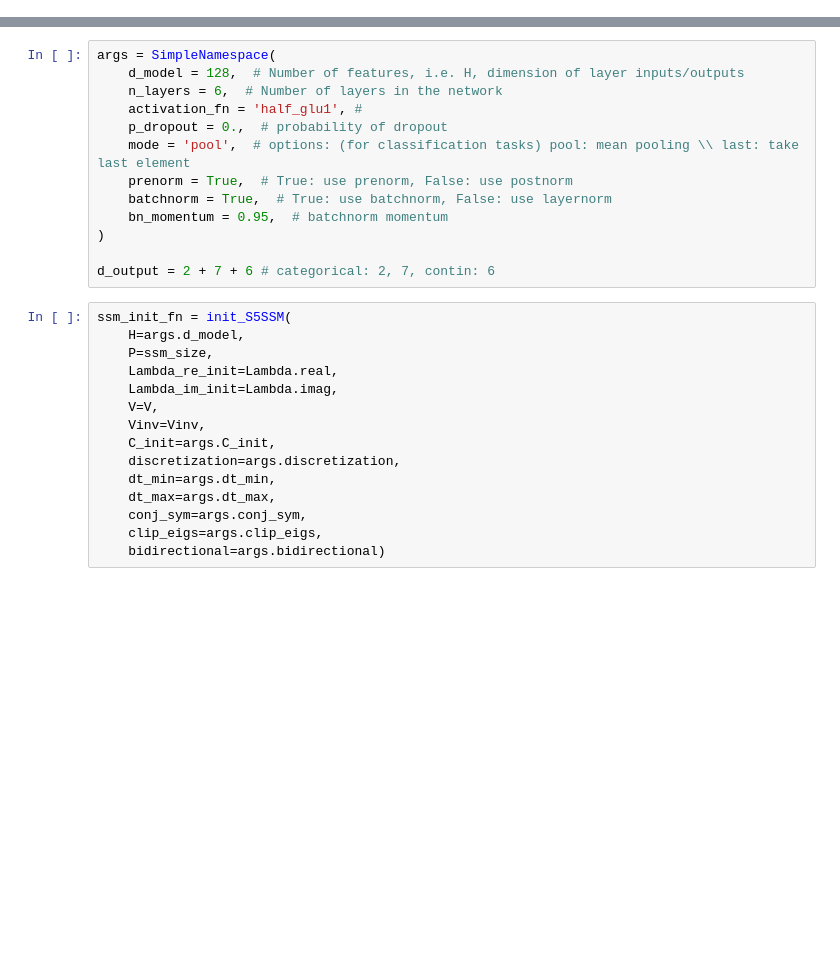
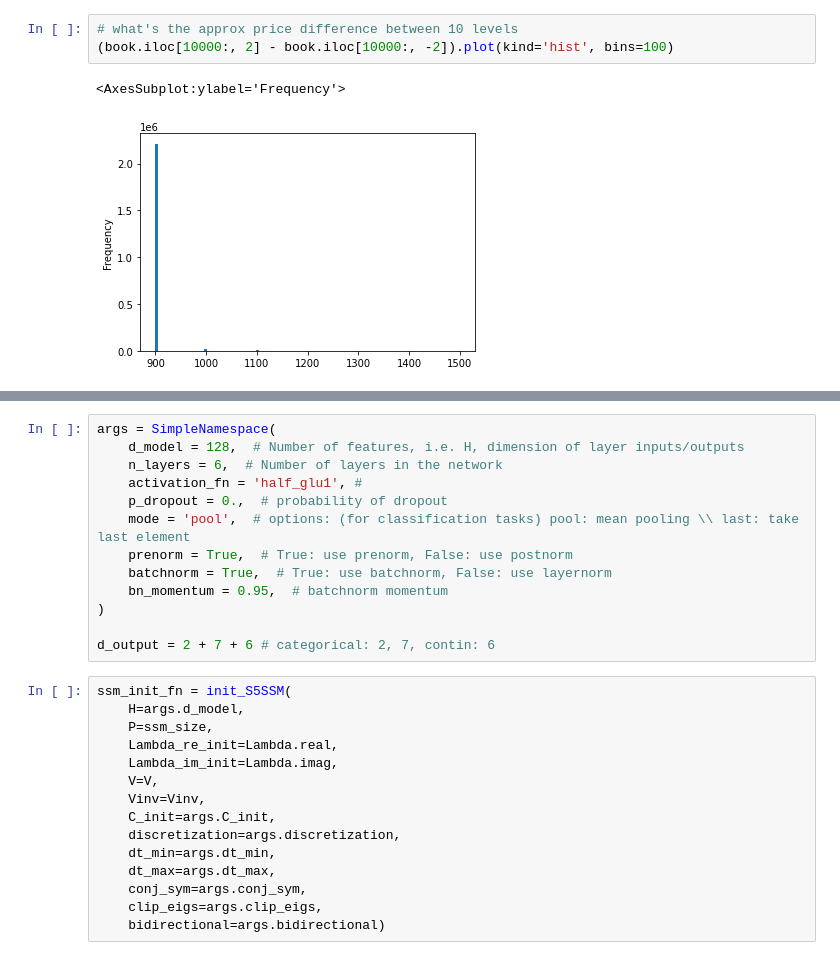
Before and after one commit to saschafrey/LOBS5_Prediction, a Jupyter notebook: lob/lobster_preproc.ipynb, the cells around one changed output, grey strips where cells are left out. Saved outputs shown, nothing was run; the diff lists cells and outputs as text; blank space fills up the shorter version.

```diff
--- a/lob/lobster_preproc.ipynb
+++ b/lob/lobster_preproc.ipynb
@@ -16,0 +254,6 @@ df = pd.read_csv(
+# %%
+# what's the approx price difference between 10 levels
+(book.iloc[10000:, 2] - book.iloc[10000:, -2]).plot(kind='hist', bins=100)
+# %% [output]
+<AxesSubplot:ylabel='Frequency'>
+[figure, added]
```
Also changed, not shown: parts of 33 cells of this notebook, 1 other file.
